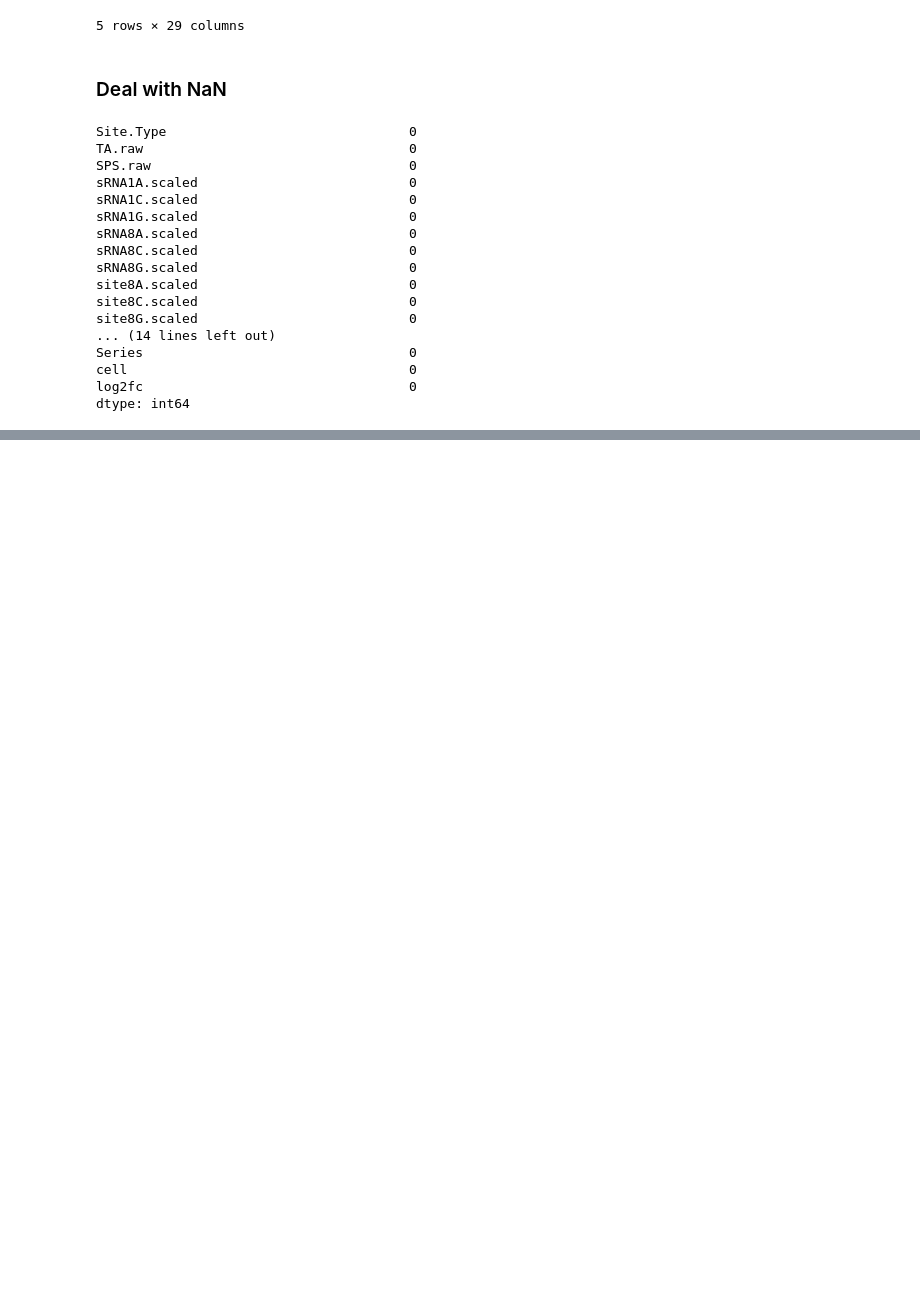
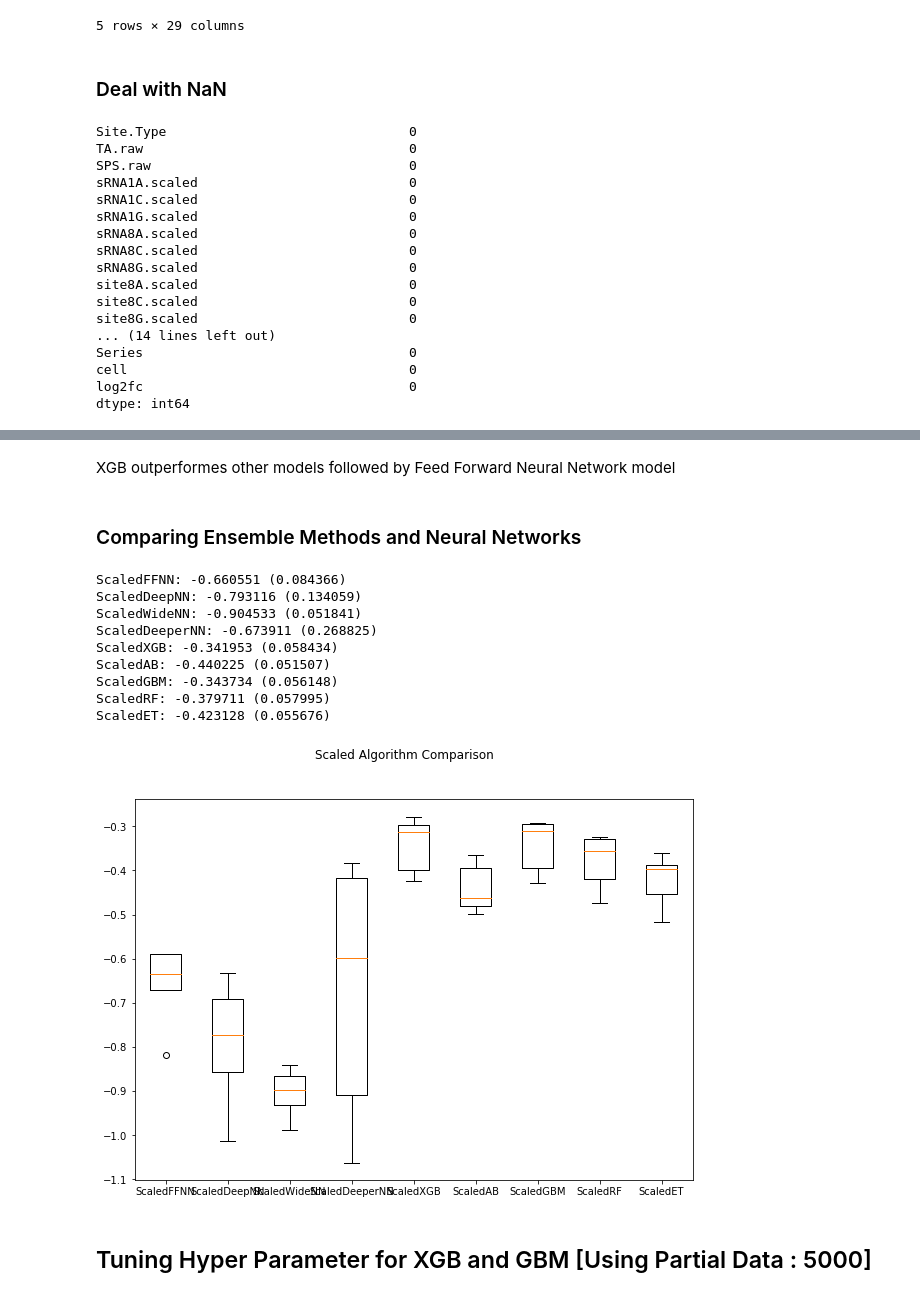
Before and after one commit to niekoloid/ssdata_dna_analysis, a Jupyter notebook: Regression_SSDATA.ipynb, the cells around one changed output, grey strips where cells are left out. Saved outputs shown, nothing was run; the diff lists cells and outputs as text; code cells hidden in the pictures; blank space fills up the shorter version.

```diff
--- a/Regression_SSDATA.ipynb
+++ b/Regression_SSDATA.ipynb
@@ -326,0 +343,4 @@ pyplot.show()
+# %% [markdown]
+XGB outperformes other models followed by Feed Forward Neural Network model
+# %% [markdown]
+### Comparing Ensemble Methods and Neural Networks
@@ -326,0 +403,67 @@ pyplot.show()
+# %%
+# Prepare Data
+# Split-out validation dataset
+seed = 7
+numpy.random.seed(seed=seed)
+rand_ix=numpy.random.randint(1, dataset.shape[0], size=5000)
+rand_ix
+
+# Use Entire Data
+#X = dataset[:,0:28]
+#Y = dataset[:,28]
+
+# Use only partial Data
+X = dataset[rand_ix,0:28]
+Y = dataset[rand_ix,28]
+
+validation_size = 0.20
+X_train, X_validation, Y_train, Y_validation = train_test_split(X, Y, test_size=validation_size, random_state=seed)
+
+# Test options and evaluation metric
+num_folds = 5
+seed = 7
+scoring = 'neg_mean_squared_error'
+
+# Standardize the dataset
+pipelines = []
+pipelines.append(('ScaledFFNN', Pipeline([('Scaler', StandardScaler()),('FFNN', KerasRegressor(build_fn=baseline_model, epochs=2000, batch_size=1024, verbose=0))])))
+pipelines.append(('ScaledDeepNN', Pipeline([('Scaler', StandardScaler()),('FFNN', KerasRegressor(build_fn=deep_model, epochs=2000, batch_size=1024, verbose=0))])))
+pipelines.append(('ScaledWideNN', Pipeline([('Scaler', StandardScaler()),('FFNN', KerasRegressor(build_fn=wider_model, epochs=2000, batch_size=1024, verbose=0))])))
+pipelines.append(('ScaledDeeperNN', Pipeline([('Scaler', StandardScaler()),('FFNN', KerasRegressor(build_fn=deeper_model, epochs=2000, batch_size=1024, verbose=0))])))
+pipelines.append(('ScaledXGB', Pipeline([('Scaler', StandardScaler()),('XGB', XGBRegressor())])))
+pipelines.append(('ScaledAB', Pipeline([('Scaler', StandardScaler()),('AB', AdaBoostRegressor())])))
+pipelines.append(('ScaledGBM', Pipeline([('Scaler', StandardScaler()),('GBM', GradientBoostingRegressor())])))
+pipelines.append(('ScaledRF', Pipeline([('Scaler', StandardScaler()),('RF', RandomForestRegressor())])))
+pipelines.append(('ScaledET', Pipeline([('Scaler', StandardScaler()),('ET', ExtraTreesRegressor())])))
+
+results = []
+names = []
+
+for name, model in pipelines:
+	kfold = KFold(n_splits=num_folds, random_state=seed)
+	cv_results = cross_val_score(model, X_train, Y_train, cv=kfold, scoring=scoring)
+	results.append(cv_results)
+	names.append(name)
+	msg = "%s: %f (%f)" % (name, cv_results.mean(), cv_results.std())
+	print(msg)
+
+# Compare Algorithms
+fig = pyplot.figure(figsize=(15, 7))
+fig.suptitle('Scaled Algorithm Comparison')
+ax = fig.add_subplot(111)
+pyplot.boxplot(results)
+ax.set_xticklabels(names)
+pyplot.show()
+# %% [output]
+ScaledFFNN: -0.660551 (0.084366)
+ScaledDeepNN: -0.793116 (0.134059)
+ScaledWideNN: -0.904533 (0.051841)
+ScaledDeeperNN: -0.673911 (0.268825)
+ScaledXGB: -0.341953 (0.058434)
+ScaledAB: -0.440225 (0.051507)
+ScaledGBM: -0.343734 (0.056148)
+ScaledRF: -0.379711 (0.057995)
+ScaledET: -0.423128 (0.055676)
+[figure, added]
+# %% [markdown]
+## Tuning Hyper Parameter for XGB and GBM [Using Partial Data : 5000]
```
Also changed, not shown: parts of 25 cells of this notebook.
